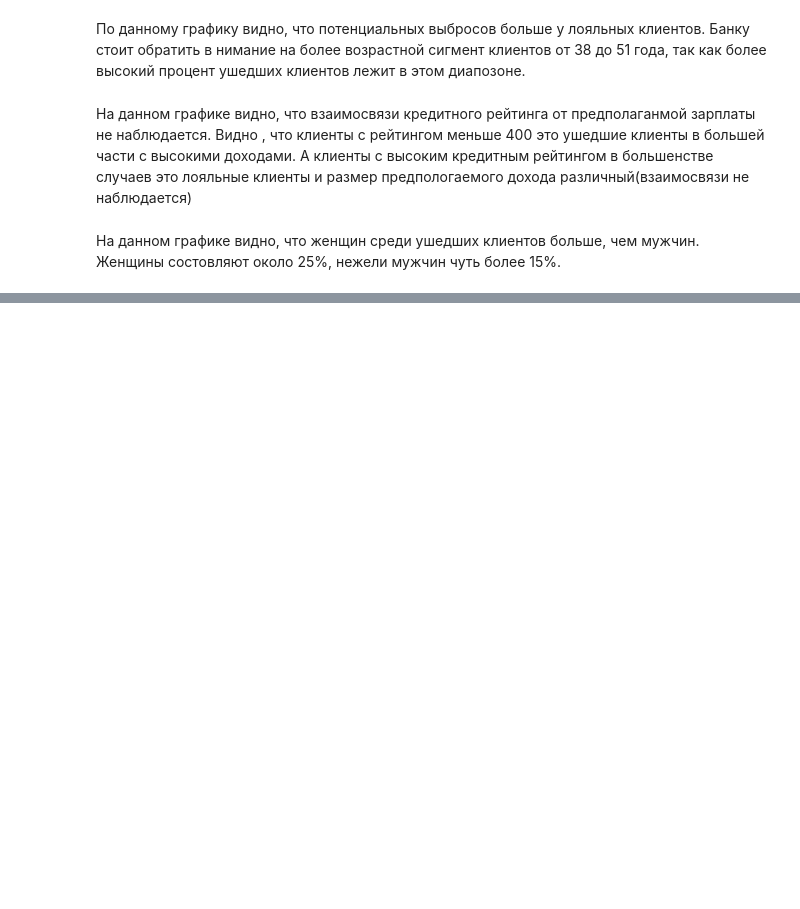
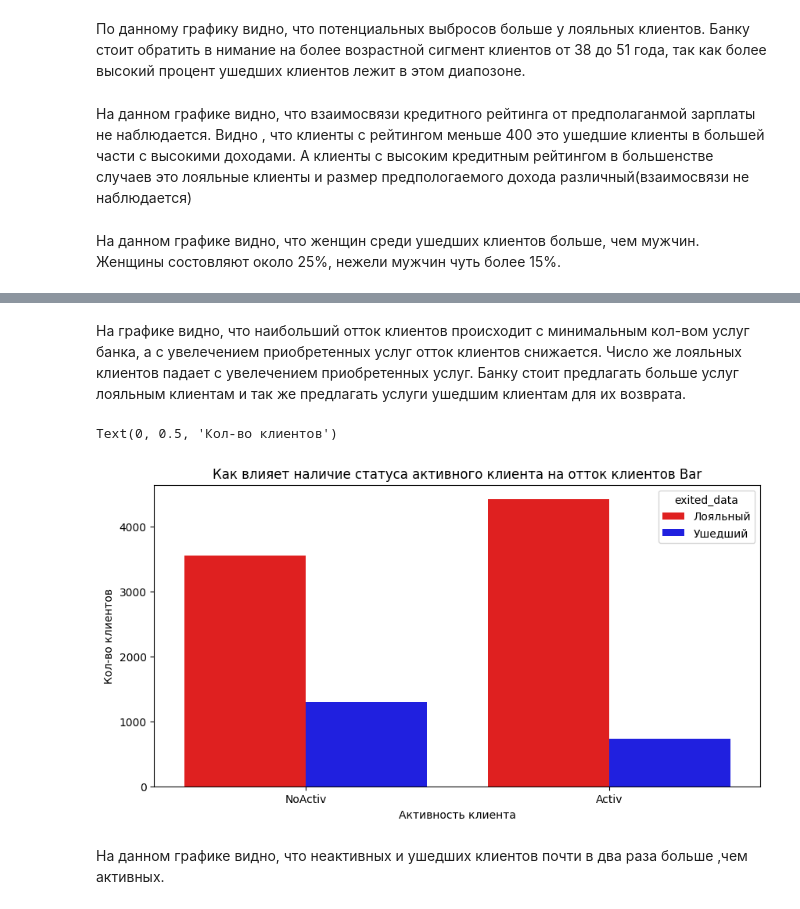
Before and after one commit to Alex1990opac/CHURN_TEST999, a Jupyter notebook: my_churn.ipynb, the cells around one changed output, grey strips where cells are left out. Saved outputs shown, nothing was run; the diff lists cells and outputs as text; code cells hidden in the pictures; blank space fills up the shorter version.

```diff
--- a/my_churn.ipynb
+++ b/my_churn.ipynb
@@ -116,0 +118,21 @@ Text(0.5, 0, 'Число приобретённых у банка услуг')
+# %% [markdown]
+На графике видно, что наибольший отток клиентов происходит с минимальным кол-вом услуг банка, а с увелечением приобретенных услуг отток клиентов снижается. Число же лояльных клиентов падает с увелечением приобретенных услуг. Банку стоит предлагать больше услуг лояльным клиентам и так же предлагать услуги ушедшим клиентам для их возврата.
+# %%
+#Задание 9.8
+activ_data = churn_data.groupby('IsActiveMember',as_index=False)['exited_data'].value_counts().replace({0:'NoActiv',1:'Activ'})
+#display(activ_data)
+fig = plt.figure(figsize=(10,5))
+axes = sns.barplot(data=activ_data,
+            x= 'IsActiveMember',
+            y='count',
+            hue='exited_data',
+            palette=dict(Лояльный = 'r', Ушедший ='b')
+            )
+axes.set_title('Как влияет наличие статуса активного клиента на отток клиентов Bar')
+axes.set_xlabel('Активность клиента')
+axes.set_ylabel('Кол-во клиентов')
+# %% [output]
+Text(0, 0.5, 'Кол-во клиентов')
+[figure, added]
+# %% [markdown]
+На данном графике видно, что неактивных и ушедших клиентов почти в два раза больше ,чем активных.
```
Also changed, not shown: parts of 1 cell of this notebook.
